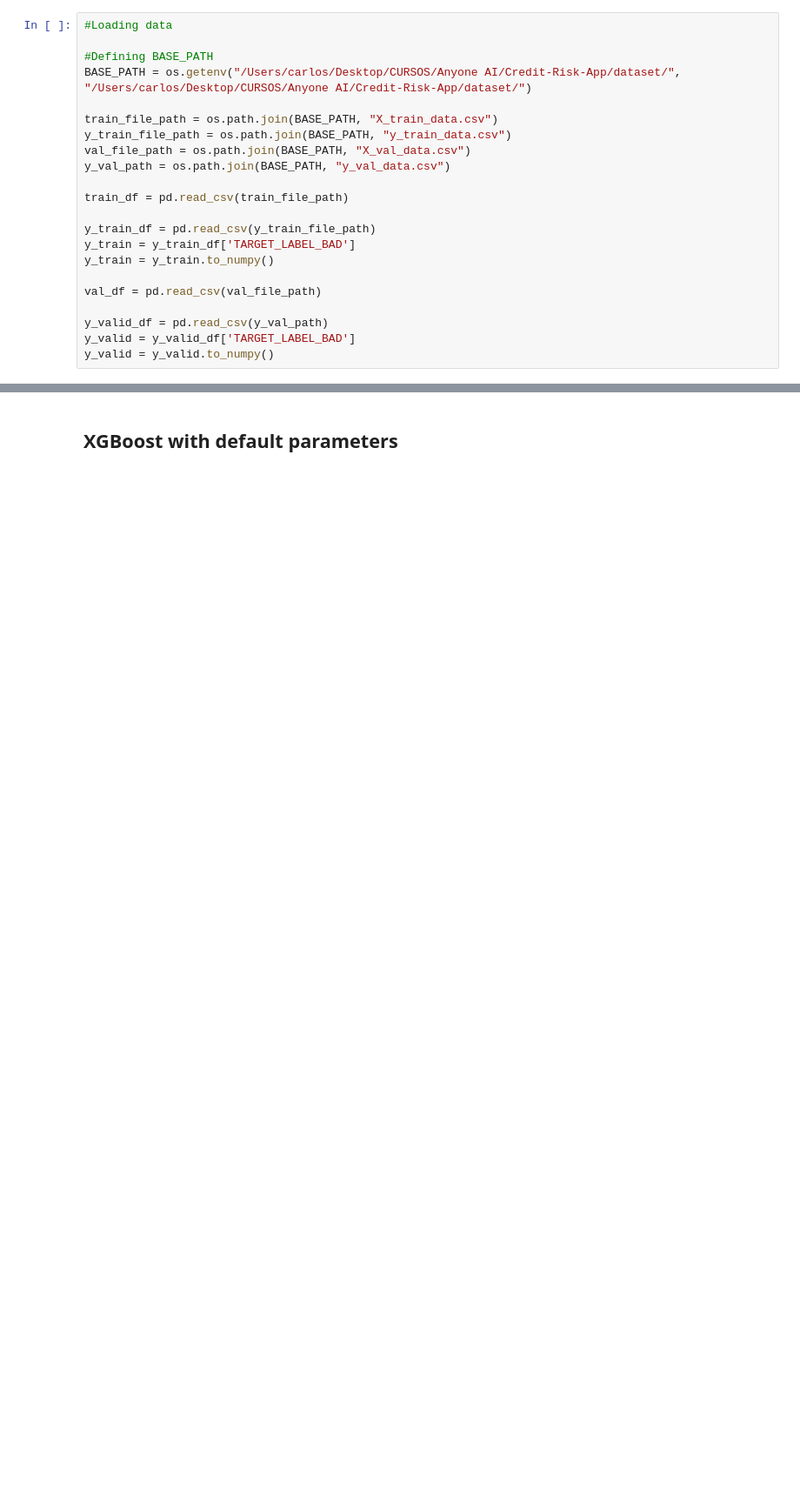
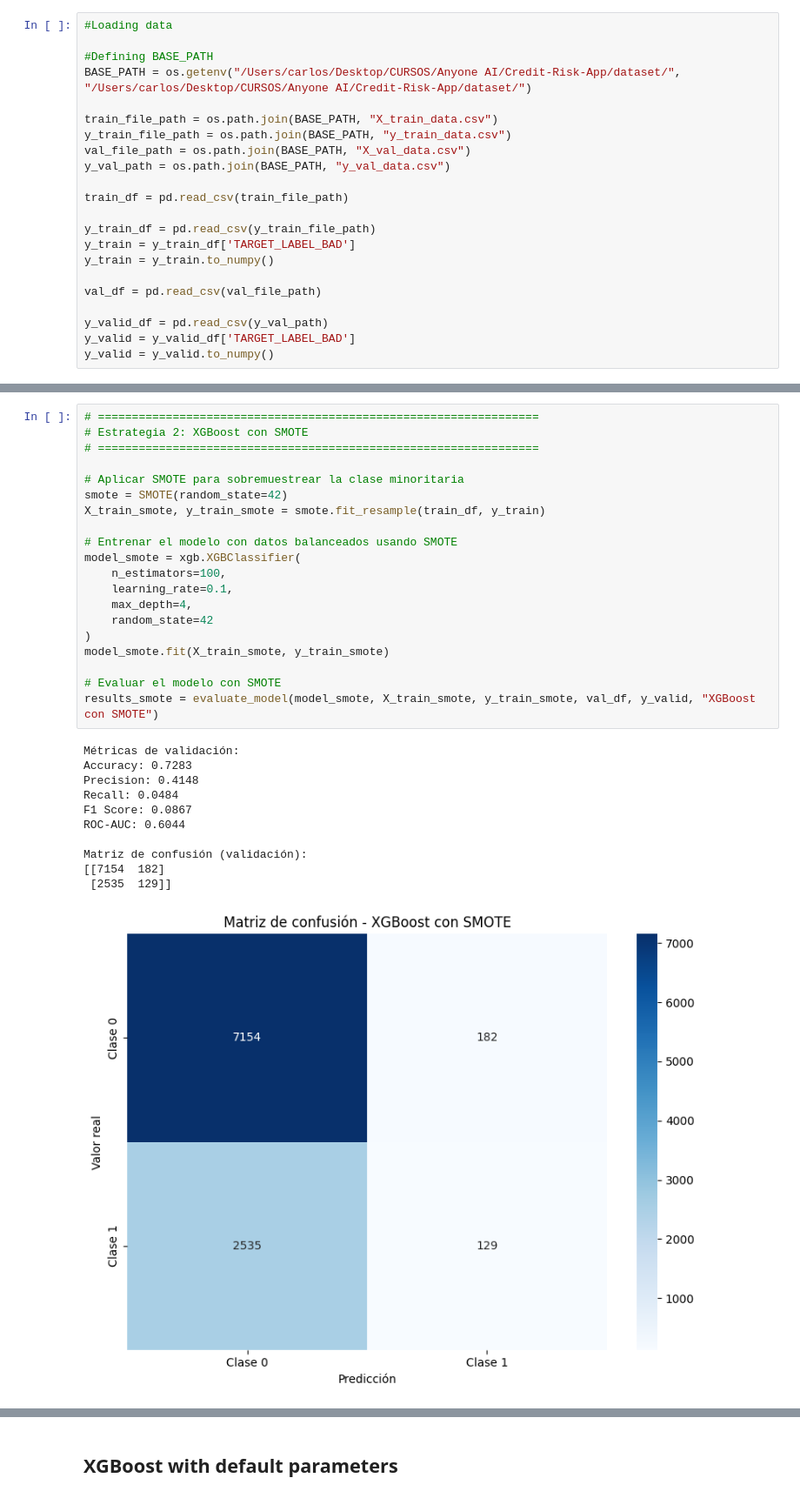
Before and after one commit to joelsolaeche/credit-risk-app, a Jupyter notebook: notebooks/xgboost_model.ipynb, the cells around one changed output, grey strips where cells are left out. Shown: that part at 87% size. Saved outputs shown, nothing was run; the diff lists cells and outputs as text; blank space fills up the shorter version.

```diff
--- a/notebooks/xgboost_model.ipynb
+++ b/notebooks/xgboost_model.ipynb
@@ -37,0 +123,32 @@ XGBoost incluye su propia clase para almacenar conjuntos de datos, llamada DMatr
+# %%
+# =================================================================
+# Estrategia 2: XGBoost con SMOTE
+# =================================================================
+
+# Aplicar SMOTE para sobremuestrear la clase minoritaria
+smote = SMOTE(random_state=42)
+X_train_smote, y_train_smote = smote.fit_resample(train_df, y_train)
+
+# Entrenar el modelo con datos balanceados usando SMOTE
+model_smote = xgb.XGBClassifier(
+    n_estimators=100,
+    learning_rate=0.1,
+    max_depth=4,
+    random_state=42
+)
+model_smote.fit(X_train_smote, y_train_smote)
+
+# Evaluar el modelo con SMOTE
+results_smote = evaluate_model(model_smote, X_train_smote, y_train_smote, val_df, y_valid, "XGBoost con SMOTE")
+# %% [output]
+Métricas de validación:
+Accuracy: 0.7283
+Precision: 0.4148
+Recall: 0.0484
+F1 Score: 0.0867
+ROC-AUC: 0.6044
+
+Matriz de confusión (validación):
+[[7154  182]
+ [2535  129]]
+[figure, added]
```
Also changed, not shown: parts of 18 cells of this notebook, 2 other files.
